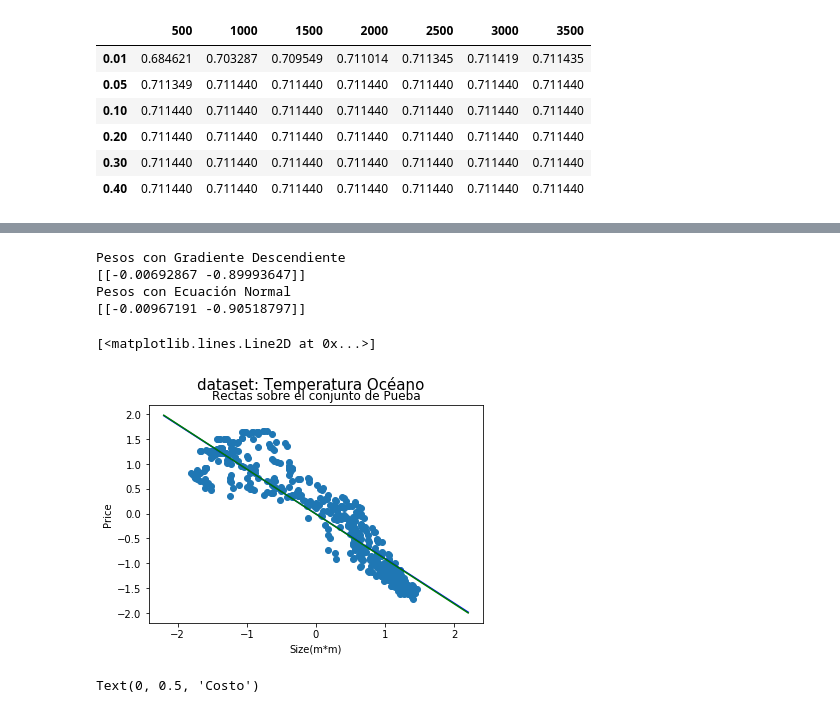
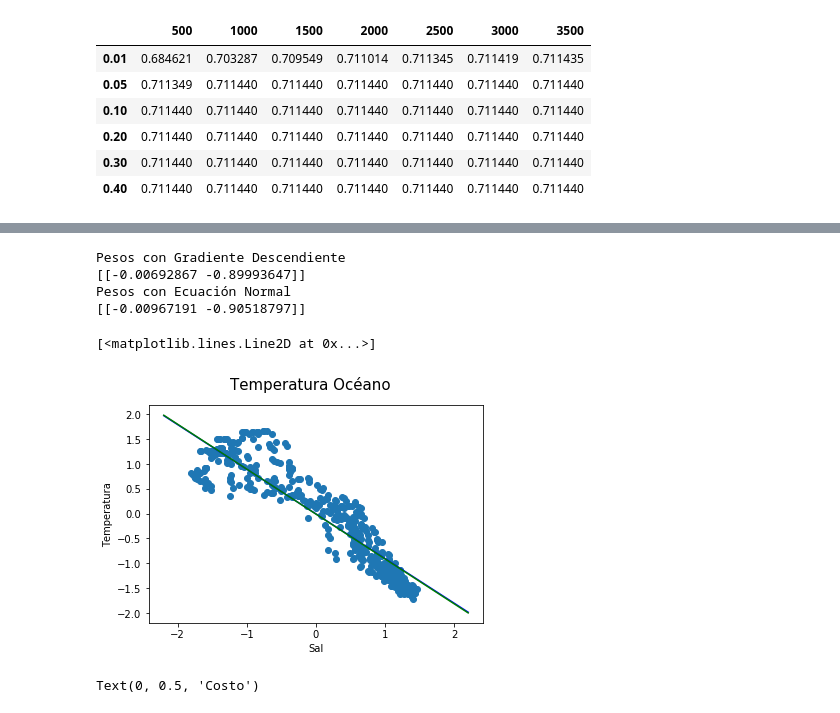
Before and after one commit to juan1t0/Topicos_IA, a Jupyter notebook: Regresion-Lineal.ipynb, the cells around one changed output, grey strips where cells are left out. Cells and saved outputs as stored; diff of their text form; code cells hidden in the pictures.

```diff
--- a/Regresion-Lineal.ipynb
+++ b/Regresion-Lineal.ipynb
@@ -221,33 +220,32 @@ Pesos con Ecuación Normal
 # %%
 #    Experimento 3
-plt.xlabel("Size(m*m)")
-plt.ylabel("Price")
-plt.suptitle("dataset: Temperatura Océano",fontsize=15)
-plt.title("Rectas sobre el conjunto de Pueba")
+plt.xlabel("Sal")
+plt.ylabel("Temperatura")
+plt.suptitle("Temperatura Océano",fontsize=15)
 all_points_x = np.concatenate((O_train_x,O_test_x))[:,1]
 plt.scatter(all_points_x,np.concatenate((O_train_y, O_test_y)))
 
 Theta_GD, _ = Gradiente_Descendiente(O_train_x, O_train_y, O_Theta, iteraciones[0], tasa_aprendizaje[0])
 Theta_EN = Ecuacion_Normal(O_train_x, O_train_y)
 
 print("Pesos con Gradiente Descendiente")
 print(Theta_GD)
 print("Pesos con Ecuación Normal")
 print(Theta_EN)
 
 X_rct = np.arange(-2.2,2.3,0.1)[np.newaxis].T
 X_rct = np.insert(X_rct, 0, 1, axis=1)
 Y_GD = X_rct.dot(Theta_GD.T)
 Y_EN = X_rct.dot(Theta_EN.T)
 plt.plot(X_rct[:,1],Y_GD,'-b')
 plt.plot(X_rct[:,1],Y_EN,'-g')
 # %% [output]
 Pesos con Gradiente Descendiente
 [[-0.00692867 -0.89993647]]
 Pesos con Ecuación Normal
 [[-0.00967191 -0.90518797]]
 [<matplotlib.lines.Line2D at 0x...>]
-[figure, old version]
+[figure, new version]
 # %%
 #    Experimento 4
 fig, ax = plt.subplots(1,3,figsize=(18,6))
```
Also changed, not shown: parts of 1 cell of this notebook.
